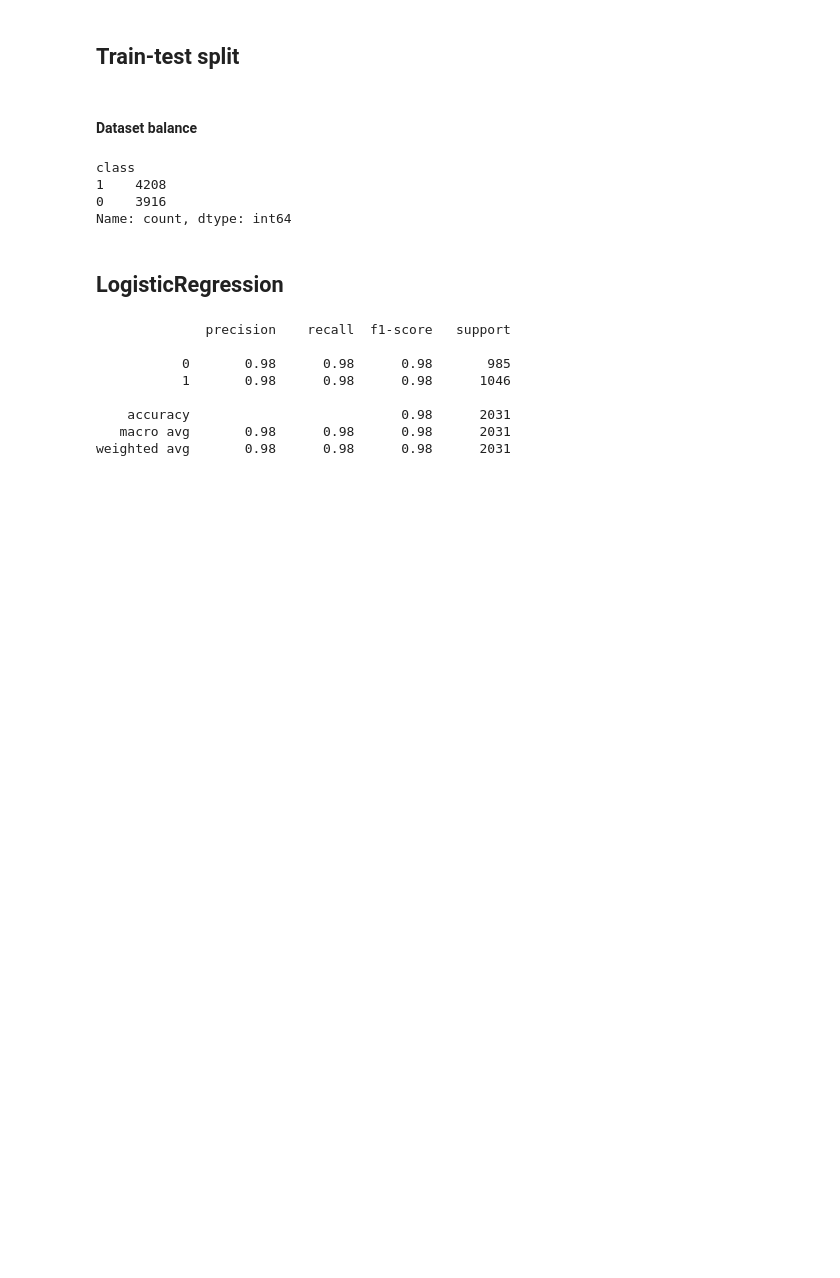
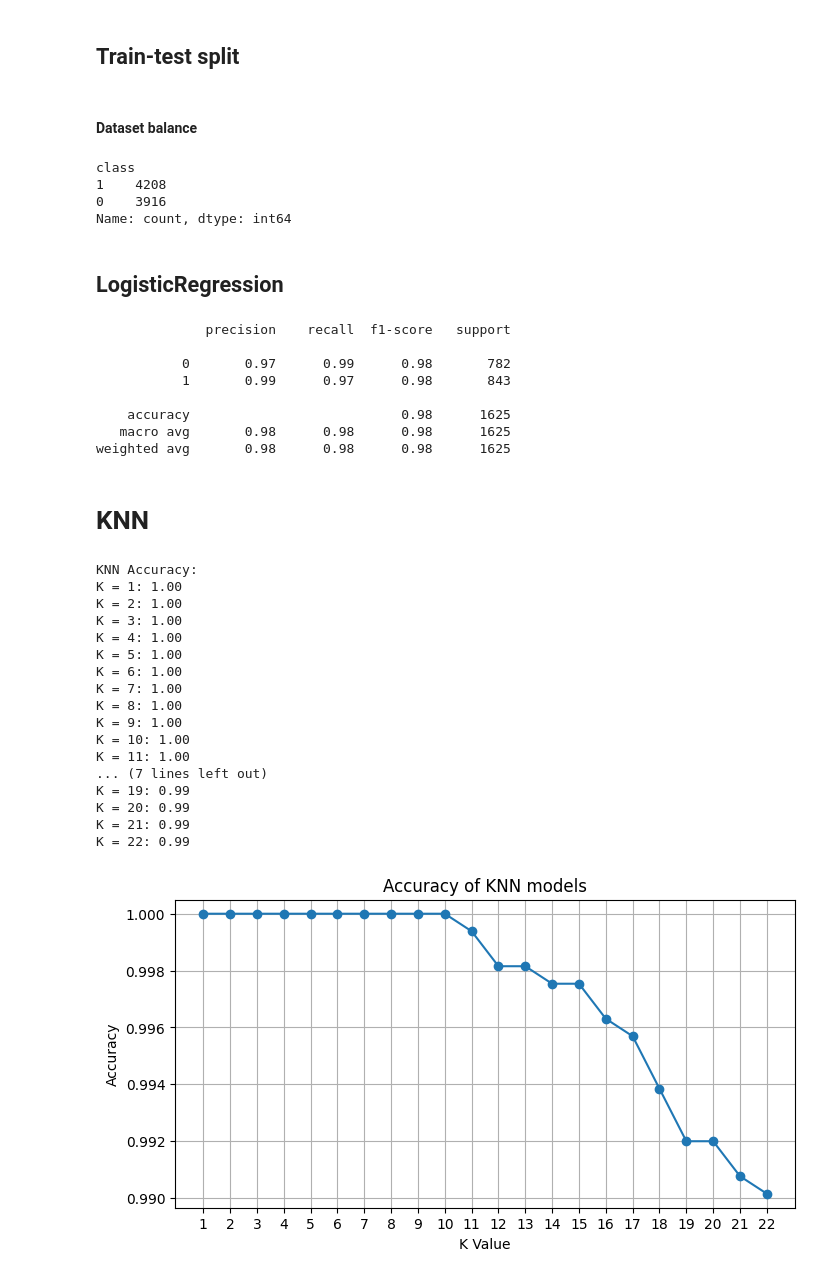
Before and after one commit to karolpj/asi_group1, a Jupyter notebook: mushrooms.ipynb, the cells around one changed output. Saved outputs shown, nothing was run; the diff lists cells and outputs as text; code cells hidden in the pictures; blank space fills up the shorter version.

Commit message:
val split, pickle

```diff
--- a/mushrooms.ipynb
+++ b/mushrooms.ipynb
@@ -91,3 +89,11 @@ X_train, X_test, y_train, y_test = train_test_split(X, y, test_size=0.25, shuffl
+# %%
+from sklearn.model_selection import train_test_split
+
+# training and test sets (80% train, 20% test)
+X_train, X_test, y_train, y_test = train_test_split(X, y, test_size=0.2, random_state=42)
+
+# training and validation sets (75% train, 25% validation)
+X_train, X_val, y_train, y_val = train_test_split(X_train, y_train, test_size=0.25, random_state=42)
 # %% [markdown]
 ## LogisticRegression
 # %%
@@ -104,9 +110,71 @@ print(classification_report(y_test,y_pred))
 # %% [output]
               precision    recall  f1-score   support
 
-           0       0.98      0.98      0.98       985
-           1       0.98      0.98      0.98      1046
+           0       0.97      0.99      0.98       782
+           1       0.99      0.97      0.98       843
 
-    accuracy                           0.98      2031
-   macro avg       0.98      0.98      0.98      2031
-weighted avg       0.98      0.98      0.98      2031
+    accuracy                           0.98      1625
+   macro avg       0.98      0.98      0.98      1625
+weighted avg       0.98      0.98      0.98      1625
+# %% [markdown]
+# KNN
+# %%
+from sklearn.neighbors import KNeighborsClassifier, RadiusNeighborsClassifier
+from sklearn.metrics import accuracy_score, classification_report, confusion_matrix
+import matplotlib.pyplot as plt
+# Assuming X_train is your feature matrix
+num_features = X_train.shape[1]
+
+# Create a list of k values for KNN
+k_values = list(range(1, num_features + 1))
+
+# Train KNN models with different k values and store the results
+knn_results = {}
+for k in k_values:
+    knn_model = KNeighborsClassifier(n_neighbors=k)
+    knn_model.fit(X_train, y_train)
+    y_pred_knn = knn_model.predict(X_test)
+    knn_results[k] = {
+        'model': knn_model,
+        'y_pred': y_pred_knn,
+        'accuracy': accuracy_score(y_test, y_pred_knn)
+    }
+
+print("KNN Accuracy:")
+for k, result in knn_results.items():
+    print(f"K = {k}: {result['accuracy']:.2f}")
+
+# Visualize the accuracy of KNN models
+k_values = [k for k in knn_results.keys()]
+k_accuracies = [result['accuracy'] for result in knn_results.values()]
+
+plt.figure(figsize=(8, 4))
+plt.plot(k_values, k_accuracies, marker='o')
+plt.xlabel('K Value')
+plt.ylabel('Accuracy')
+plt.title('Accuracy of KNN models')
+plt.grid(True)
+
+# Set custom x-ticks for every value from 1 to the number of features
+plt.xticks(range(1, num_features + 1))
+
+plt.show()
+# %% [output]
+KNN Accuracy:
+K = 1: 1.00
+K = 2: 1.00
+K = 3: 1.00
+K = 4: 1.00
+K = 5: 1.00
+K = 6: 1.00
+K = 7: 1.00
+K = 8: 1.00
+K = 9: 1.00
+K = 10: 1.00
+K = 11: 1.00
+... (7 lines left out)
+K = 19: 0.99
+K = 20: 0.99
+K = 21: 0.99
+K = 22: 0.99
+[figure, added]
```
Also changed, not shown: parts of 4 cells of this notebook.
